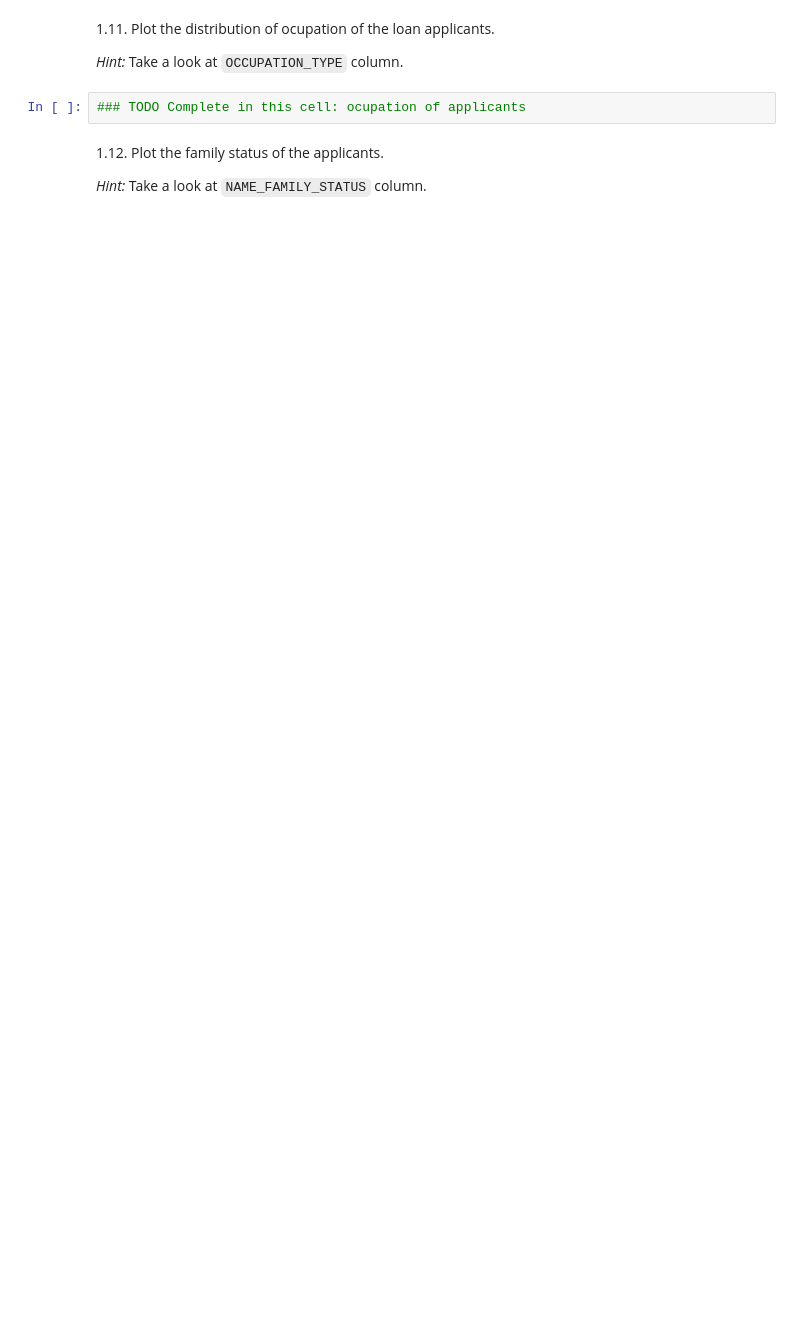
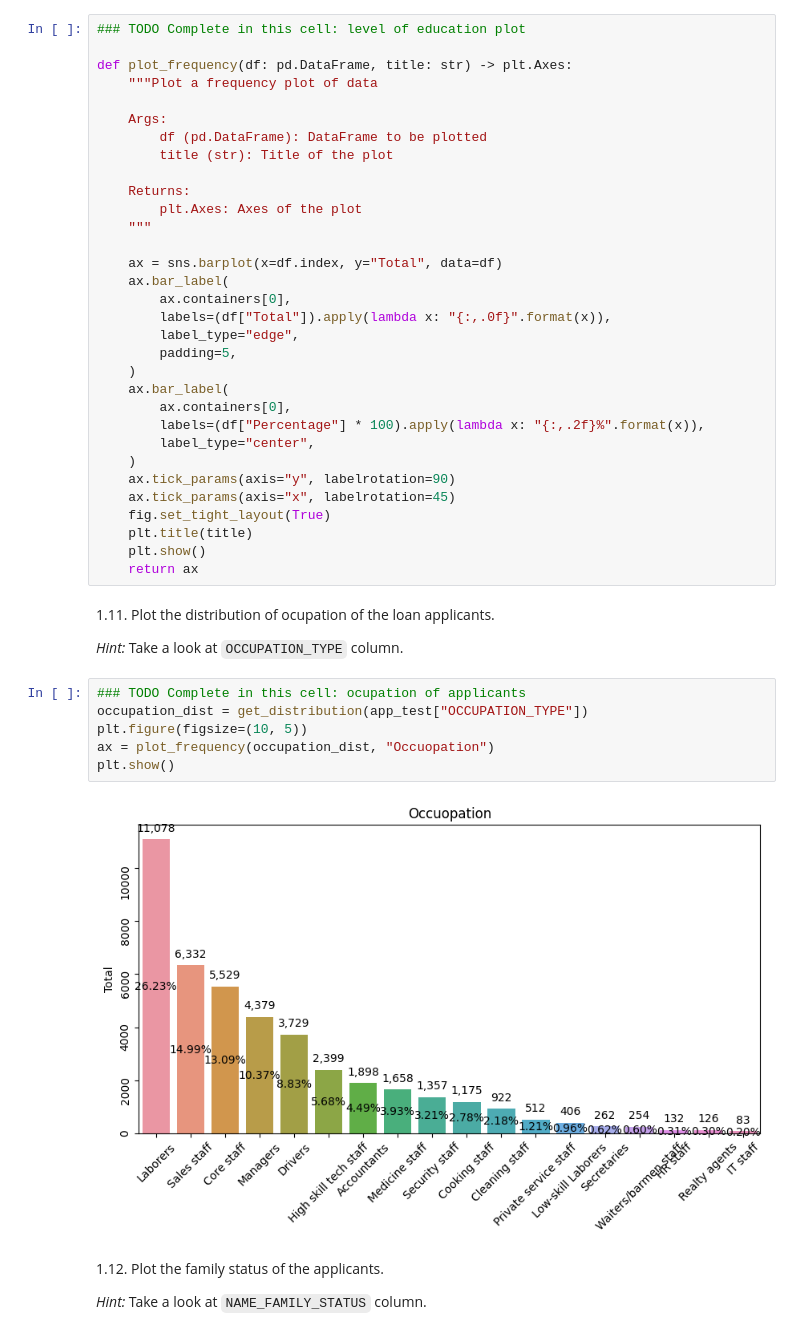
Before and after one commit to mlopez0/Credit-Risk, a Jupyter notebook: AnyoneAI - Sprint Project 02.ipynb, the cells around one changed output. Drawn from its saved outputs; the diff is of its cells as text; blank space fills up the shorter version.

```diff
--- a/AnyoneAI - Sprint Project 02.ipynb
+++ b/AnyoneAI - Sprint Project 02.ipynb
@@ -294,9 +302,47 @@ AttributeError: 'DataFrame' object has no attribute 'EDUCATION_LEVEL'
+# %%
+### TODO Complete in this cell: level of education plot
+
+def plot_frequency(df: pd.DataFrame, title: str) -> plt.Axes:
+    """Plot a frequency plot of data
+
+    Args:
+        df (pd.DataFrame): DataFrame to be plotted
+        title (str): Title of the plot
+
+    Returns:
+        plt.Axes: Axes of the plot
+    """
+
+    ax = sns.barplot(x=df.index, y="Total", data=df)
+    ax.bar_label(
+        ax.containers[0],
+        labels=(df["Total"]).apply(lambda x: "{:,.0f}".format(x)),
+        label_type="edge",
+        padding=5,
+    )
+    ax.bar_label(
+        ax.containers[0],
+        labels=(df["Percentage"] * 100).apply(lambda x: "{:,.2f}%".format(x)),
+        label_type="center",
+    )
+    ax.tick_params(axis="y", labelrotation=90)
+    ax.tick_params(axis="x", labelrotation=45)
+    fig.set_tight_layout(True)
+    plt.title(title)
+    plt.show()
+    return ax
 # %% [markdown]
 1.11. Plot the distribution of ocupation of the loan applicants.
 
 *Hint:* Take a look at `OCCUPATION_TYPE` column.
 # %%
 ### TODO Complete in this cell: ocupation of applicants
+occupation_dist = get_distribution(app_test["OCCUPATION_TYPE"])
+plt.figure(figsize=(10, 5))
+ax = plot_frequency(occupation_dist, "Occuopation")
+plt.show()
+# %% [output]
+[figure, added]
 # %% [markdown]
 1.12. Plot the family status of the applicants.
 
```
Also changed, not shown: parts of 18 cells of this notebook.
